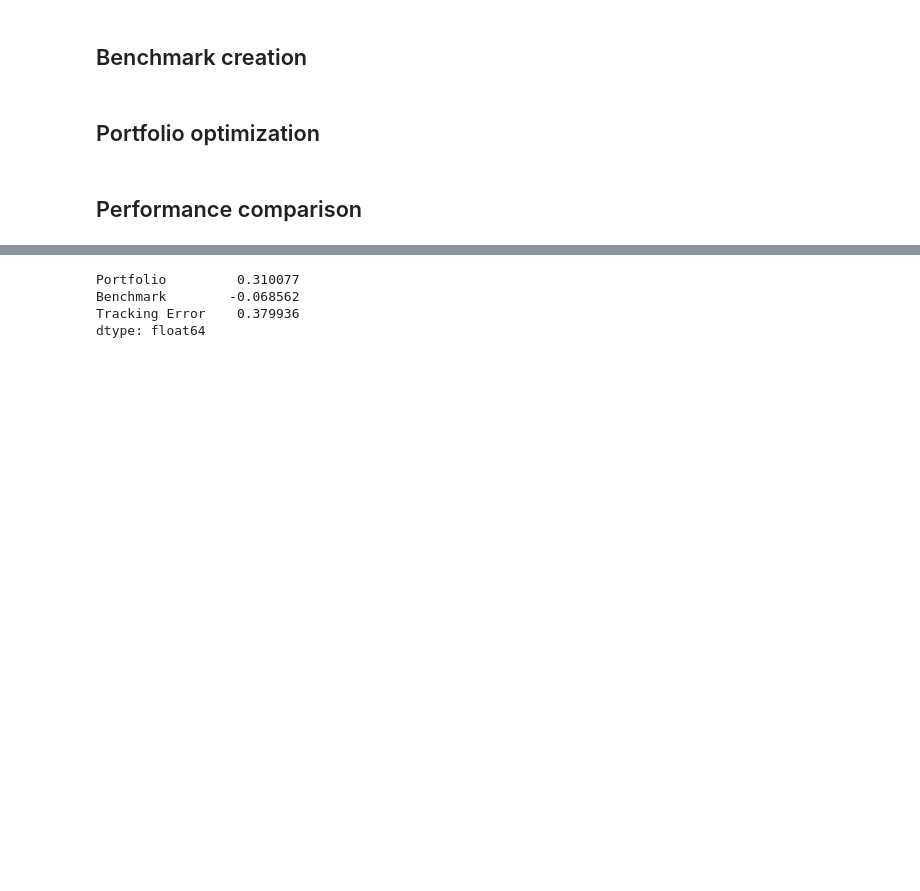
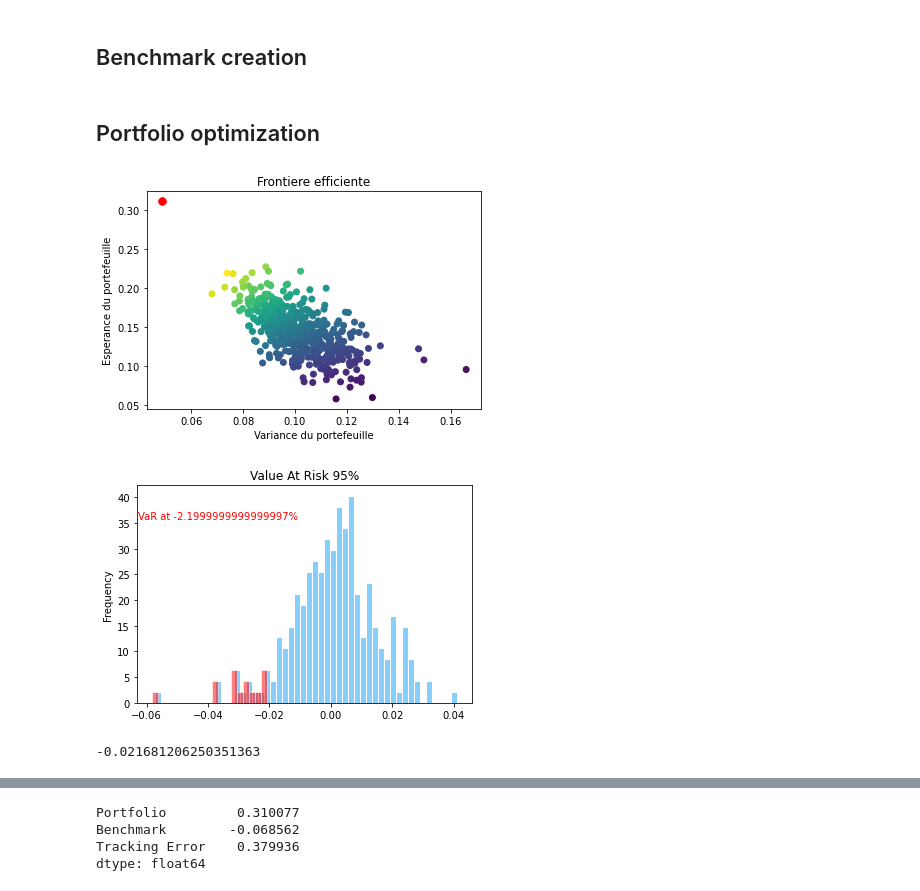
Before and after one commit to niroojane/ESG-Stock-Performance, a Jupyter notebook: ISR Performance .ipynb, the cells around one changed output, grey strips where cells are left out. Cells and saved outputs as stored; diff of their text form; code cells hidden in the pictures; blank space fills up the shorter version.

```diff
--- a/ISR Performance .ipynb
+++ b/ISR Performance .ipynb
@@ -463,2 +455,0 @@ portfolio_performance['Tracking Error']=portfolio_performance['Portfolio']-portf
-# %% [markdown]
-## Performance comparison
@@ -464,0 +462,8 @@ portfolio_performance['Tracking Error']=portfolio_performance['Portfolio']-portf
+# %%
+Portfolio(portfolio).plot_portfolio()
+Portfolio(portfolio).plot_VaR()
+Portfolio(portfolio).VaR()
+# %% [output]
+[figure, added]
+[figure, added]
+-0.021681206250351363
```
Also changed, not shown: parts of 7 cells of this notebook.
